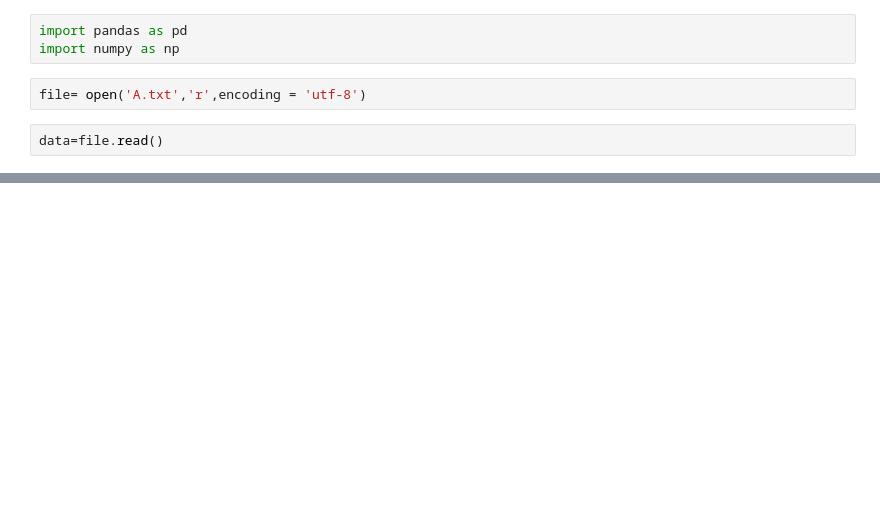
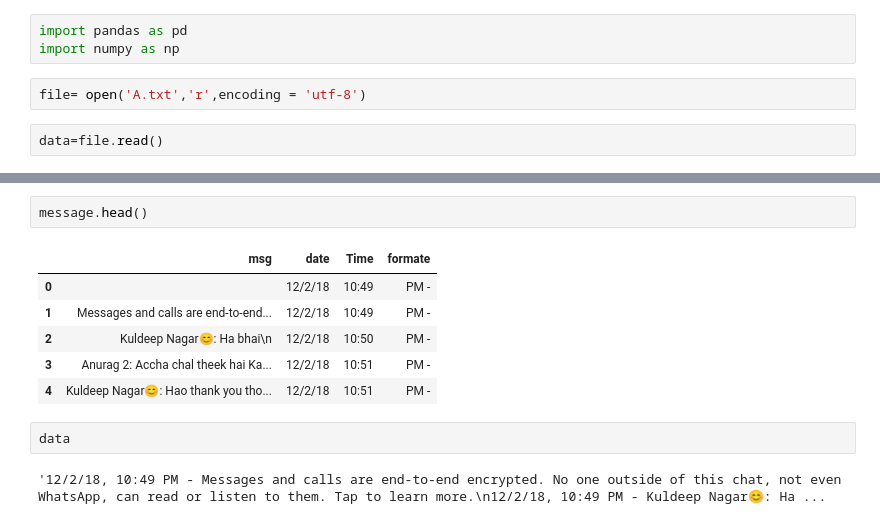
Before and after one commit to kuldeep4408/WhatsApp_Chat_Analysis, a Jupyter notebook: preprocessing.ipynb, the cells around one changed output, grey strips where cells are left out. Drawn from its saved outputs; the diff is of its cells as text; blank space fills up the shorter version.

```diff
--- a/preprocessing.ipynb
+++ b/preprocessing.ipynb
@@ -11,0 +96,13 @@ data
+# %%
+message.head()
+# %% [output]
+|  | msg | date | Time | formate |
+| 0 |  | 12/2/18 | 10:49 | PM - |
+| 1 | Messages and calls are end-to-end... | 12/2/18 | 10:49 | PM - |
+| 2 | Kuldeep Nagar😊: Ha bhai\n | 12/2/18 | 10:50 | PM - |
+| 3 | Anurag 2: Accha chal theek hai Ka... | 12/2/18 | 10:51 | PM - |
+| 4 | Kuldeep Nagar😊: Hao thank you tho... | 12/2/18 | 10:51 | PM - |
+# %%
+data
+# %% [output]
+'12/2/18, 10:49 PM - Messages and calls are end-to-end encrypted. No one outside of this chat, not even WhatsApp, can read or listen to them. Tap to learn more.\n12/2/18, 10:49 PM - Kuldeep Nagar😊: Ha ...
```
Also changed, not shown: parts of 21 cells of this notebook.
